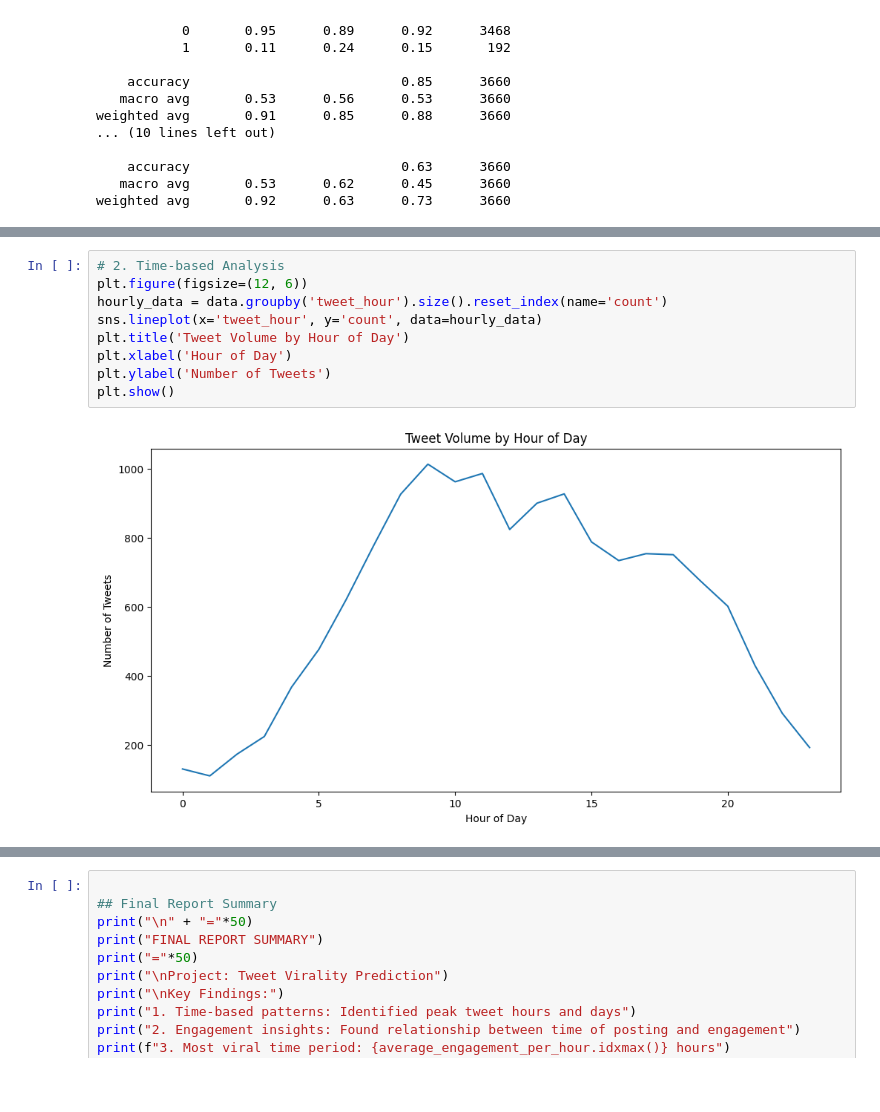
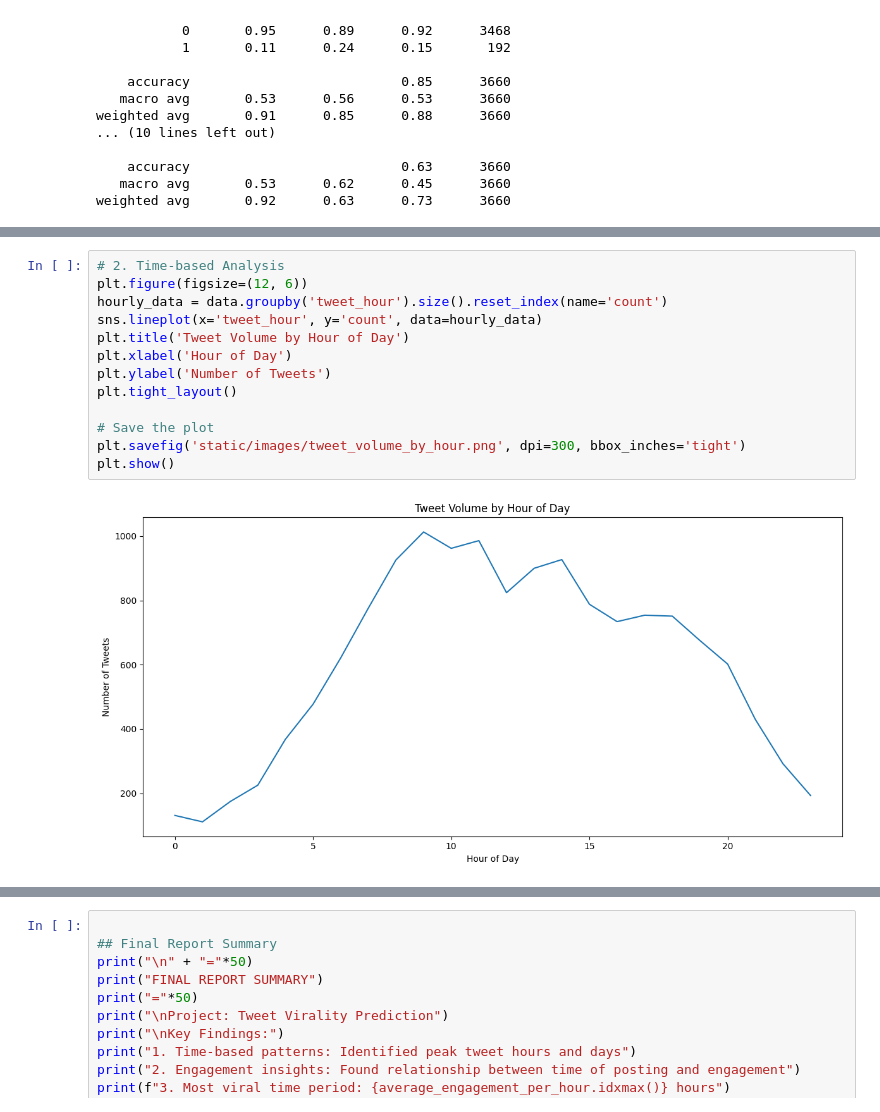
Before and after one commit to abubakarp789/Viral_or_Not-Predicting_Virality_of_Tweets, a Jupyter notebook: Predicting_Virality_of_Tweets.ipynb, the cells around one changed output, grey strips where cells are left out. Drawn from its saved outputs; the diff is of its cells as text; blank space fills up the shorter version.

```diff
--- a/Predicting_Virality_of_Tweets.ipynb
+++ b/Predicting_Virality_of_Tweets.ipynb
@@ -658,14 +690,18 @@ plt.show()
 # %%
 # 2. Time-based Analysis
 plt.figure(figsize=(12, 6))
 hourly_data = data.groupby('tweet_hour').size().reset_index(name='count')
 sns.lineplot(x='tweet_hour', y='count', data=hourly_data)
 plt.title('Tweet Volume by Hour of Day')
 plt.xlabel('Hour of Day')
 plt.ylabel('Number of Tweets')
+plt.tight_layout()
+
+# Save the plot
+plt.savefig('static/images/tweet_volume_by_hour.png', dpi=300, bbox_inches='tight')
 plt.show()
 # %% [output]
-[figure, old version]
+[figure, new version]
 # %%
 # 3. Sentiment Analysis
 plt.figure(figsize=(12, 6))
```
Also changed, not shown: parts of 15 cells of this notebook, 26 other files.
